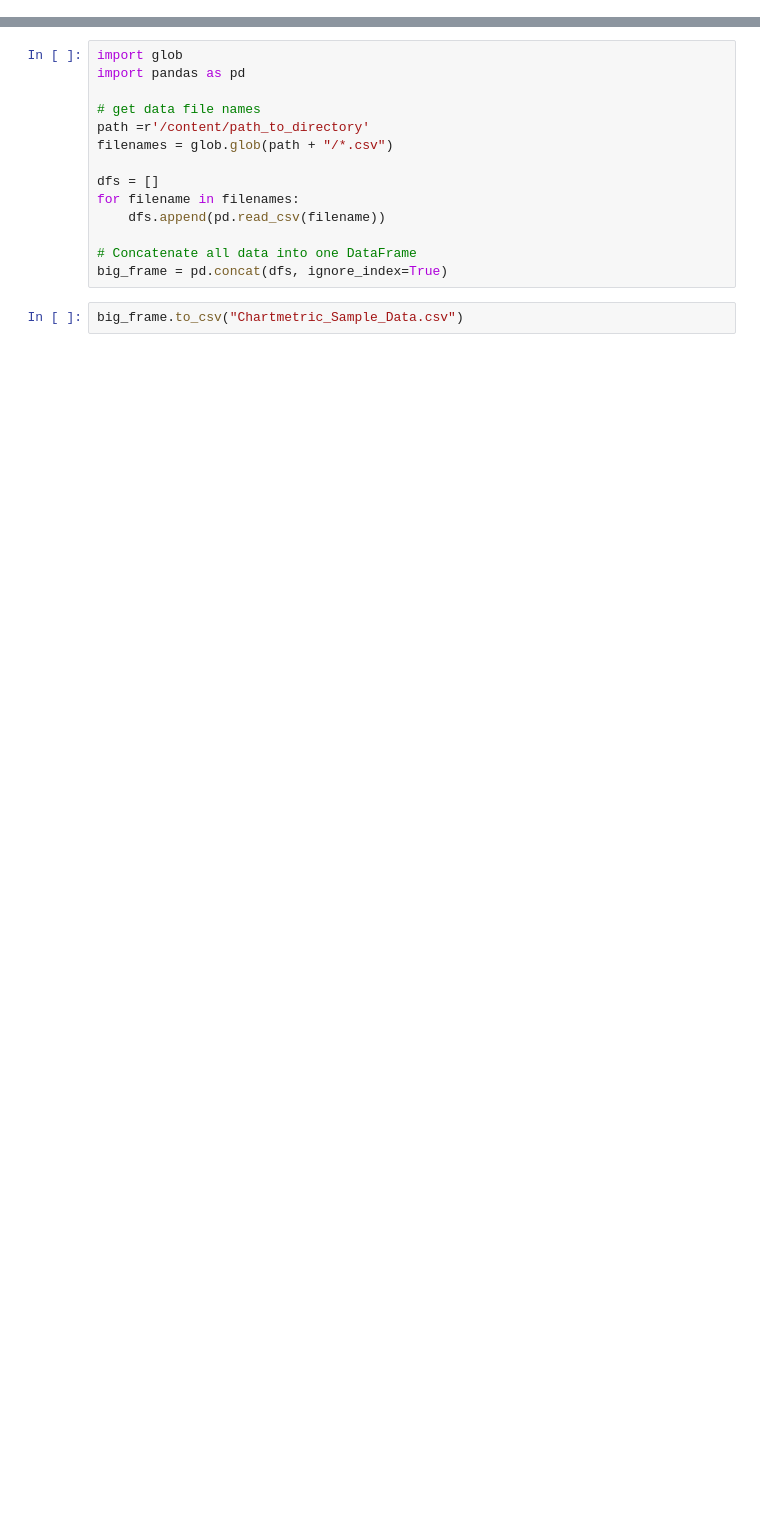
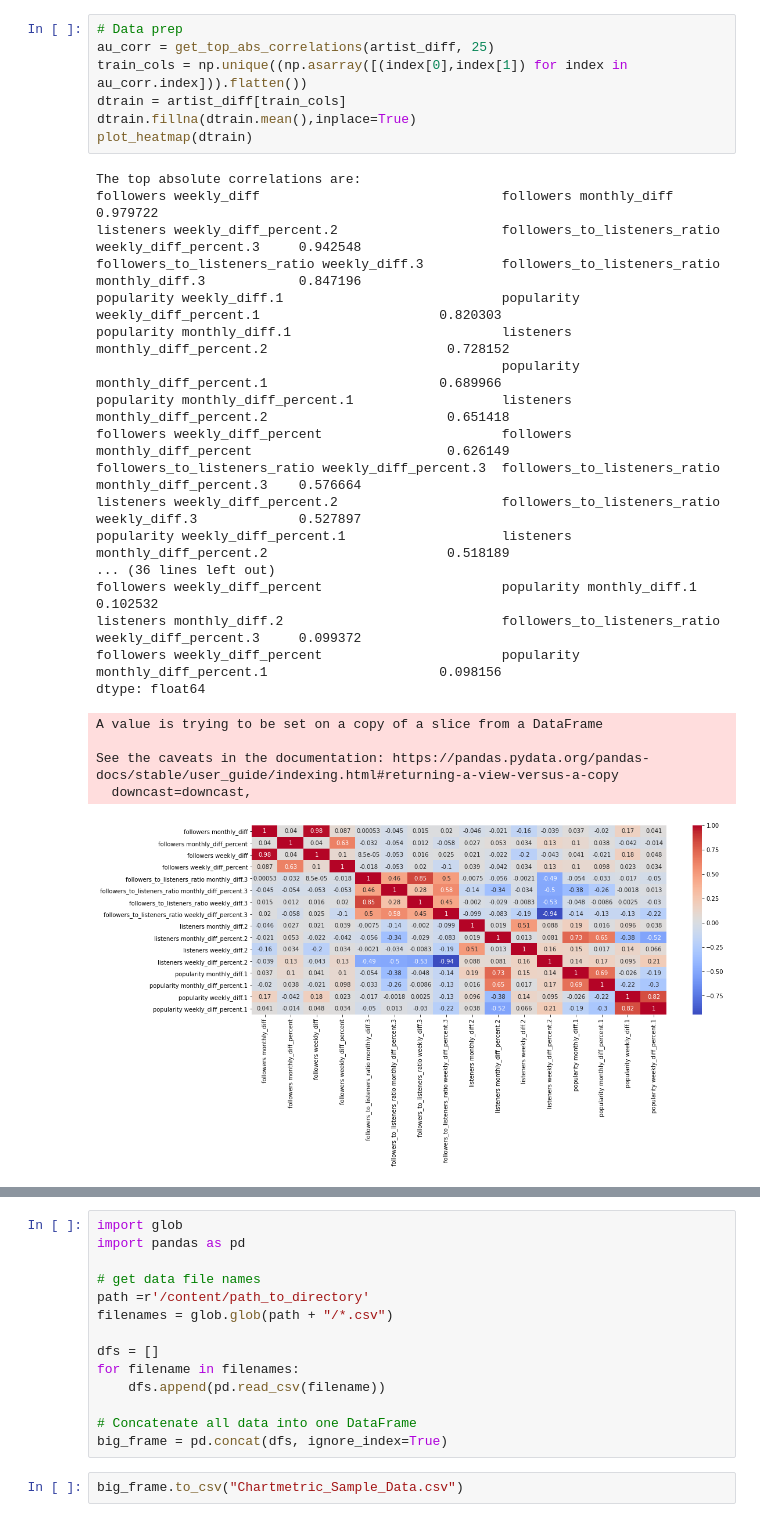
Before and after one commit to Tony363/Chartmetric_Analysis, a Jupyter notebook: Chartmetric_DataConsolidation.ipynb, the cells around one changed output, grey strips where cells are left out. Cells and saved outputs as stored; diff of their text form; blank space fills up the shorter version.

```diff
--- a/Chartmetric_DataConsolidation.ipynb
+++ b/Chartmetric_DataConsolidation.ipynb
@@ -21,0 +722,30 @@
+# %%
+# Data prep
+au_corr = get_top_abs_correlations(artist_diff, 25)
+train_cols = np.unique((np.asarray([(index[0],index[1]) for index in au_corr.index])).flatten())
+dtrain = artist_diff[train_cols]
+dtrain.fillna(dtrain.mean(),inplace=True)
+plot_heatmap(dtrain)
+# %% [output]
+The top absolute correlations are:
+followers weekly_diff                               followers monthly_diff                                 0.979722
+listeners weekly_diff_percent.2                     followers_to_listeners_ratio weekly_diff_percent.3     0.942548
+followers_to_listeners_ratio weekly_diff.3          followers_to_listeners_ratio monthly_diff.3            0.847196
+popularity weekly_diff.1                            popularity weekly_diff_percent.1                       0.820303
+popularity monthly_diff.1                           listeners monthly_diff_percent.2                       0.728152
+                                                    popularity monthly_diff_percent.1                      0.689966
+popularity monthly_diff_percent.1                   listeners monthly_diff_percent.2                       0.651418
+followers weekly_diff_percent                       followers monthly_diff_percent                         0.626149
+followers_to_listeners_ratio weekly_diff_percent.3  followers_to_listeners_ratio monthly_diff_percent.3    0.576664
+listeners weekly_diff_percent.2                     followers_to_listeners_ratio weekly_diff.3             0.527897
+popularity weekly_diff_percent.1                    listeners monthly_diff_percent.2                       0.518189
+... (36 lines left out)
+followers weekly_diff_percent                       popularity monthly_diff.1                              0.102532
+listeners monthly_diff.2                            followers_to_listeners_ratio weekly_diff_percent.3     0.099372
+followers weekly_diff_percent                       popularity monthly_diff_percent.1                      0.098156
+dtype: float64
+A value is trying to be set on a copy of a slice from a DataFrame
+
+See the caveats in the documentation: https://pandas.pydata.org/pandas-docs/stable/user_guide/indexing.html#returning-a-view-versus-a-copy
+  downcast=downcast,
+[figure, added]
```
Also changed, not shown: parts of 22 cells of this notebook.
